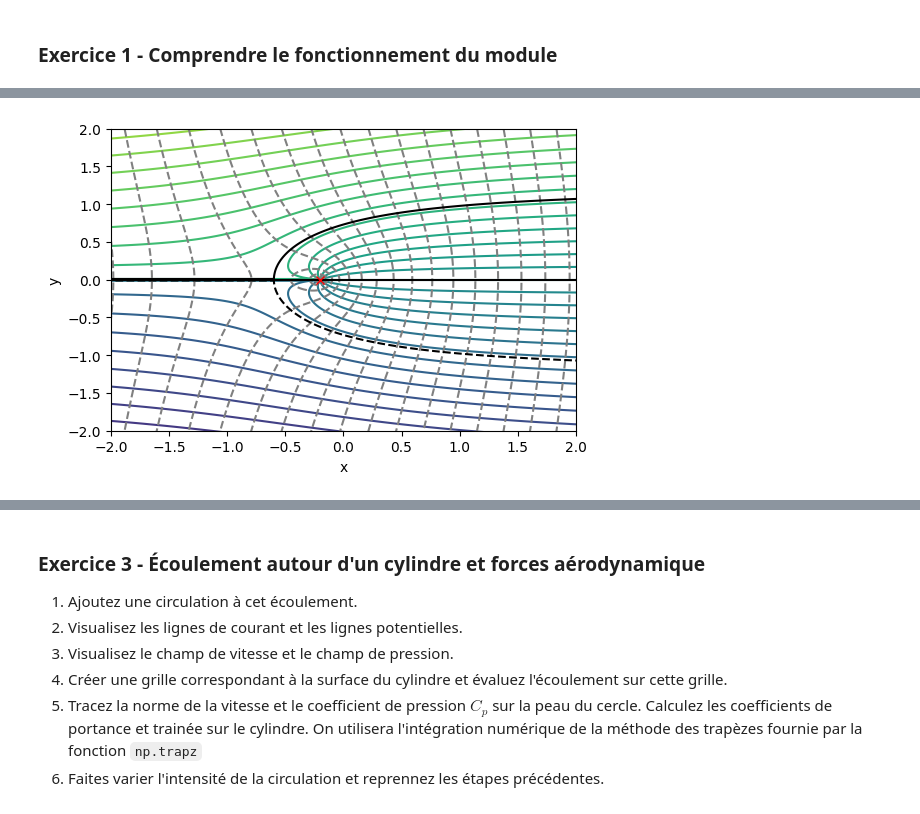
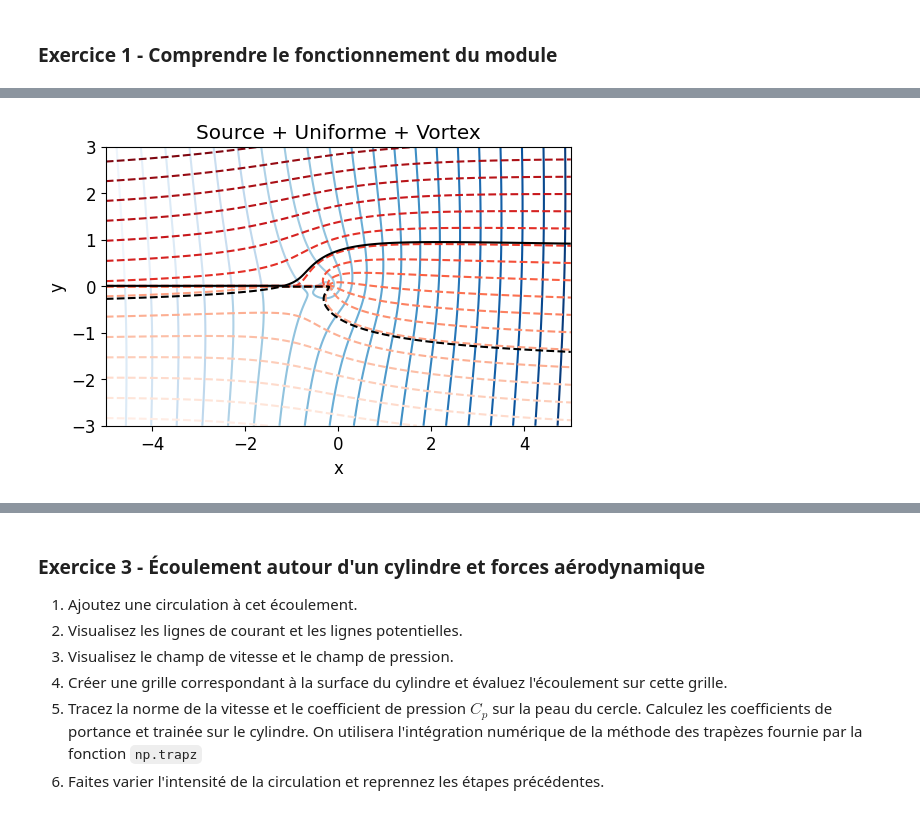
Before and after one commit to sanjosem/mec757_solutions, a Jupyter notebook: enonces/ecoulements_potentiels/superposition.ipynb, the cells around one changed output, grey strips where cells are left out. Drawn from its saved outputs; the diff is of its cells as text; code cells hidden in the pictures.

```diff
--- a/enonces/ecoulements_potentiels/superposition.ipynb
+++ b/enonces/ecoulements_potentiels/superposition.ipynb
@@ -12,3 +15,6 @@ En plus des modules de base, nous utiliserons un module personnel pour implémen
 import numpy as np
 import matplotlib.pyplot as plt
 import module.banque_ecoulements as bq
+import module.helper_plot_ecoulement as pl
+pl.set_nice_plot_params()
+Ncontours = 25
@@ -28,19 +35,11 @@ grid = bq.create_2Dgrid_cart()
 Vinf = 2.0
 L = 5.0
 d0 = 0.2
+Ga = 2.0
+Ka = 5.0
 # %%
 unif = bq.uniform(grid,Vinf)
 source = bq.source(grid,L,center=[-d0,0.])
-ecoul = bq.superpose_ecoulement(unif,source,grid)
+tourbillon = bq.tourbillon(grid,Ga,center=[-d0,0.])
+src_unif = bq.superpose_ecoulement(unif,source,grid)
+src_unif_vort = bq.superpose_ecoulement(src_unif,tourbillon,grid)
-# %%
-plt.plot([-d0,],[0.,],'x',color='red')
-plt.contour(grid['x'],grid['y'],ecoul['psi'],Ncontours)
-plt.contour(grid['x'],grid['y'],ecoul['phi'],Ncontours,linestyles='--',colors='grey')
-plt.contour(grid['x'],grid['y'],ecoul['psi'],[-L/2,0.,L/2],colors='black')
-plt.xlim(-2,2)
-plt.ylim(-2,2)
-plt.xlabel('x')
-plt.ylabel('y')
-plt.show()
-# %% [output]
-[figure, removed]
@@ -46,0 +50,5 @@ plt.show()
+# %%
+pl.plot_contours_phi_psi(grid,src_unif_vort,titre='Source + Uniforme + Vortex',
+                         Ncontours=Ncontours,isoPsi=[-L/2,L/2.])
+# %% [output]
+[figure, added]
```
Also changed, not shown: parts of 55 cells of this notebook, 4 other files.
